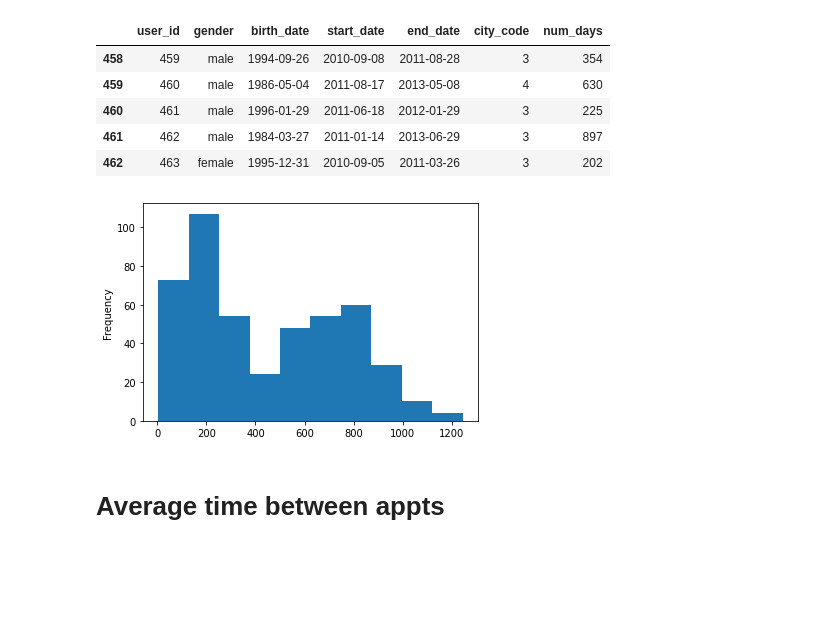
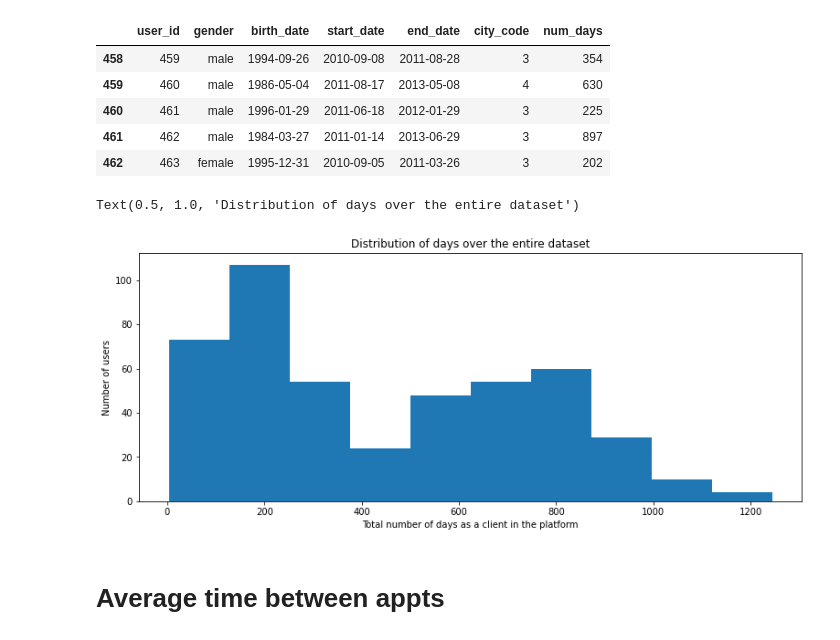
Before and after one commit to gsamp/case-cuidas, a Jupyter notebook: notebooks/avg_time_between_appts.ipynb, the cells around one changed output. Drawn from its saved outputs; the diff is of its cells as text; code cells hidden in the pictures; blank space fills up the shorter version.

```diff
--- a/notebooks/avg_time_between_appts.ipynb
+++ b/notebooks/avg_time_between_appts.ipynb
@@ -40,10 +47,16 @@ df_users.tail()
 | 462 | 463 | female | 1995-12-31 | 2010-09-05 | 2011-03-26 | 3 | 202 |
 # %%
 # Visualize distribution of days spent in the platform
-plt.figure();
+plt.figure(figsize=(13,5))
 ax = df_users['num_days'].plot.hist()
+
+# Set common labels
+ax.set_xlabel('Total number of days as a client in the platform')
+ax.set_ylabel('Number of users')
+ax.set_title('Distribution of days over the entire dataset')
 # %% [output]
+Text(0.5, 1.0, 'Distribution of days over the entire dataset')
-[figure, old version]
+[figure, new version]
 # %% [markdown]
 # Average time between appts
 # %%
```
Also changed, not shown: parts of 36 cells of this notebook, 2 other files.
